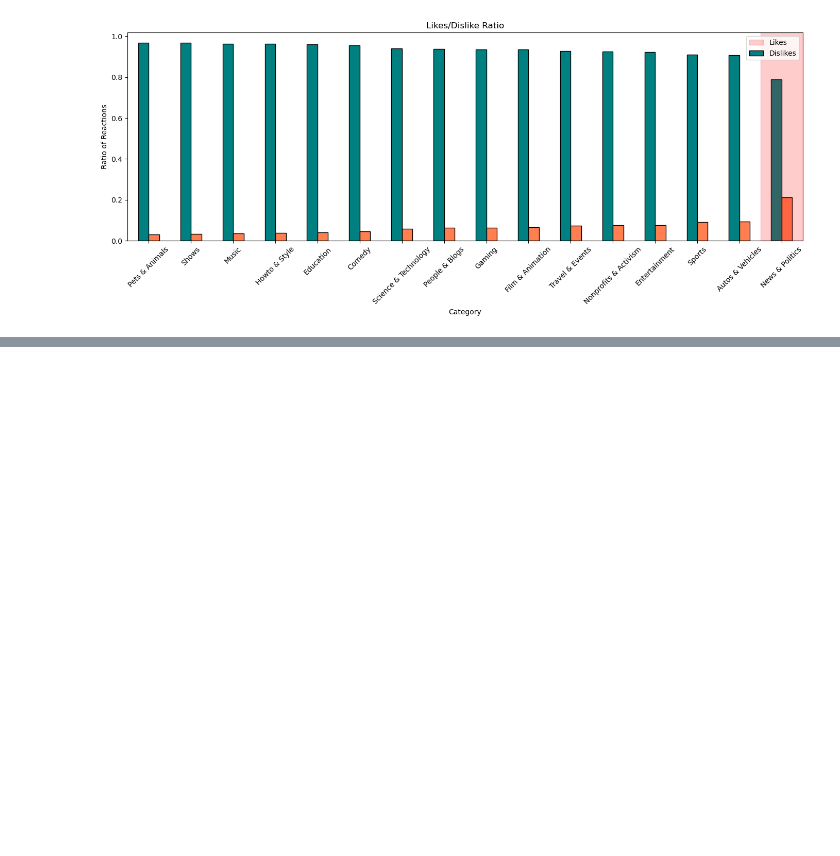
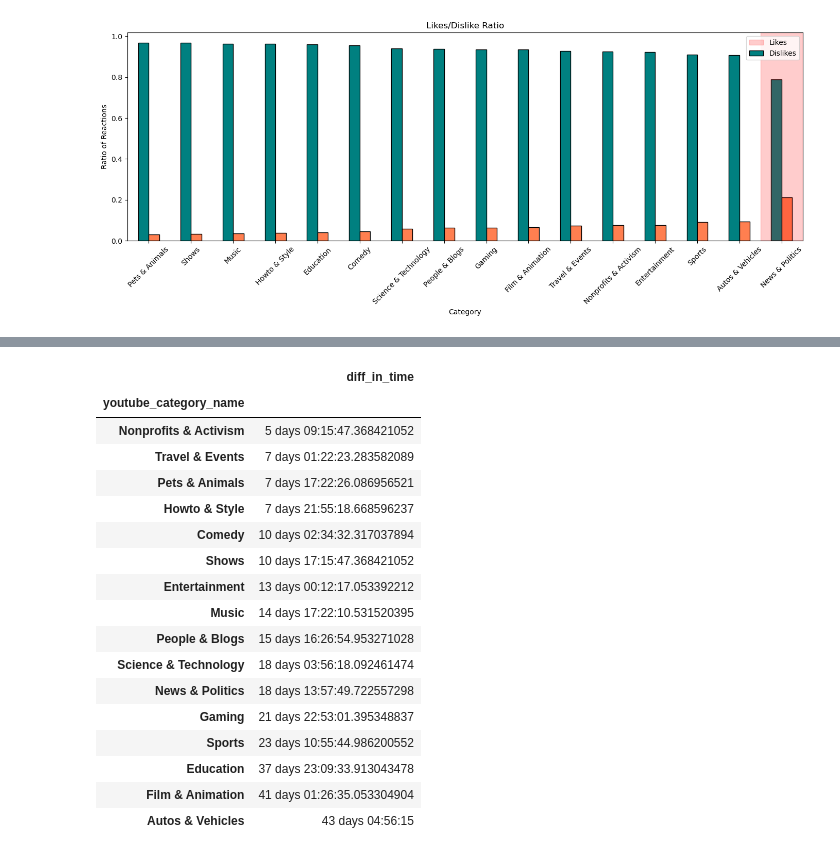
Before and after one commit to russellcha1/EDA-case-study, a Jupyter notebook: EDA-case-study.ipynb, the cells around one changed output, grey strips where cells are left out. Saved outputs shown, nothing was run; the diff lists cells and outputs as text; code cells hidden in the pictures; blank space fills up the shorter version.

```diff
--- a/EDA-case-study.ipynb
+++ b/EDA-case-study.ipynb
@@ -421,0 +468,23 @@ plt.show()
+# %%
+tddf = pd.DataFrame(us_df.groupby('youtube_category_name')['diff_in_time'].mean().sort_values())
+tddf['diff_in_time'] = pd.to_timedelta(tddf['diff_in_time'], unit='D')
+tddf
+# %% [output]
+|  | diff_in_time |
+| youtube_category_name |  |
+| Nonprofits & Activism | 5 days 09:15:47.368421052 |
+| Travel & Events | 7 days 01:22:23.283582089 |
+| Pets & Animals | 7 days 17:22:26.086956521 |
+| Howto & Style | 7 days 21:55:18.668596237 |
+| Comedy | 10 days 02:34:32.317037894 |
+| Shows | 10 days 17:15:47.368421052 |
+| Entertainment | 13 days 00:12:17.053392212 |
+| Music | 14 days 17:22:10.531520395 |
+| People & Blogs | 15 days 16:26:54.953271028 |
+| Science & Technology | 18 days 03:56:18.092461474 |
+| News & Politics | 18 days 13:57:49.722557298 |
+| Gaming | 21 days 22:53:01.395348837 |
+| Sports | 23 days 10:55:44.986200552 |
+| Education | 37 days 23:09:33.913043478 |
+| Film & Animation | 41 days 01:26:35.053304904 |
+| Autos & Vehicles | 43 days 04:56:15 |
```
Also changed, not shown: parts of 9 cells of this notebook, 3 other files.
